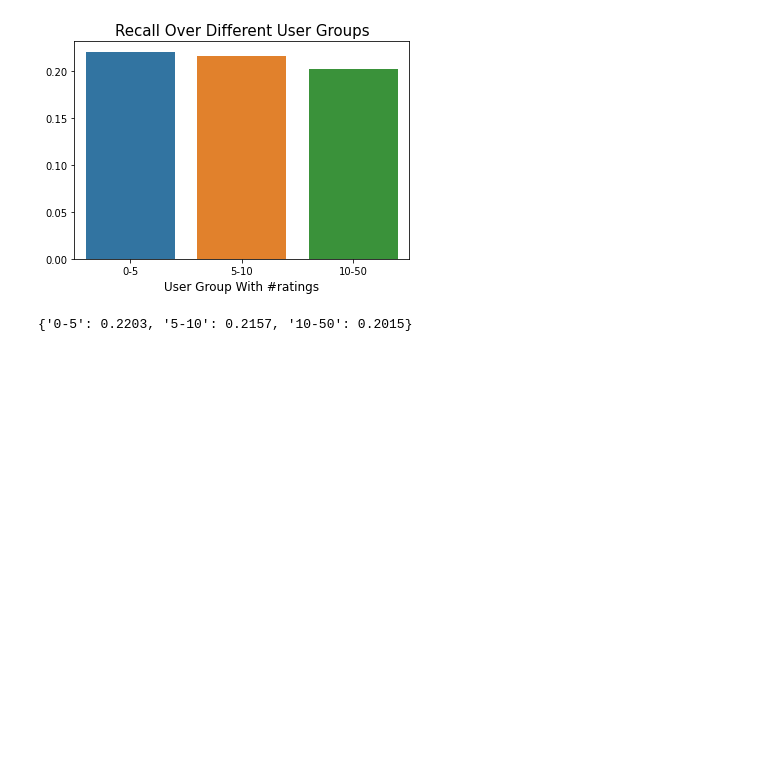
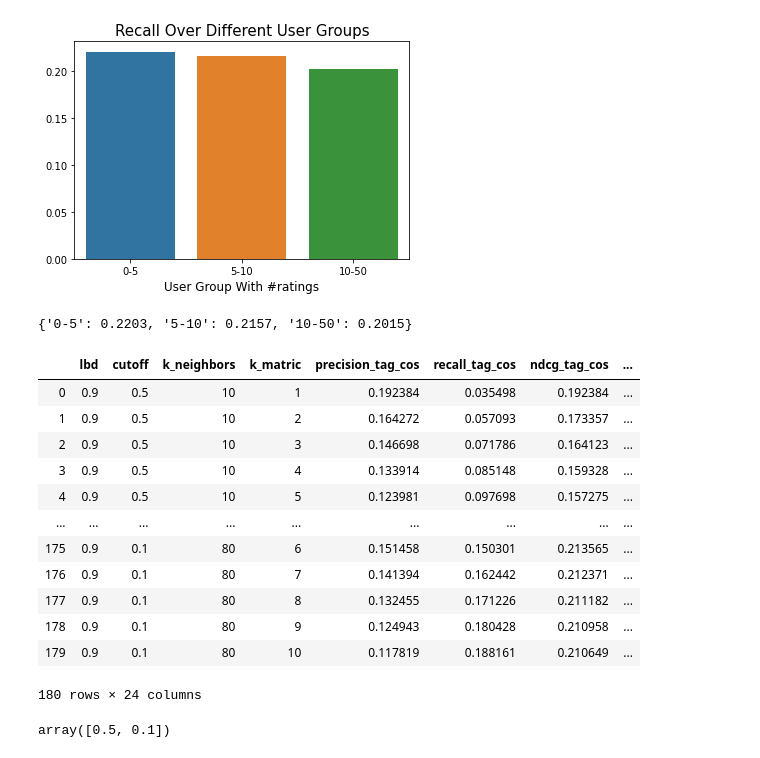
Before and after one commit to ysong1231/SimRank, a Jupyter notebook: Main.ipynb, the cells around one changed output. Saved outputs shown, nothing was run; the diff lists cells and outputs as text; code cells hidden in the pictures; blank space fills up the shorter version.

```diff
--- a/Main.ipynb
+++ b/Main.ipynb
@@ -226,0 +321,24 @@ Recall for each user group:  {'0-5': 0.2203, '5-10': 0.2157, '10-50': 0.2015}
+# %%
+f = open('grid_search_reversed_rst.pkl', 'rb')
+grid_search_reversed_rst = pkl.load(f)
+f.close()
+# %%
+pd.DataFrame(grid_search_reversed_rst)
+# %% [output]
+|  | lbd | cutoff | k_neighbors | k_matric | precision_tag_cos | recall_tag_cos | ndcg_tag_cos | ... |
+| 0 | 0.9 | 0.5 | 10 | 1 | 0.192384 | 0.035498 | 0.192384 | ... |
+| 1 | 0.9 | 0.5 | 10 | 2 | 0.164272 | 0.057093 | 0.173357 | ... |
+| 2 | 0.9 | 0.5 | 10 | 3 | 0.146698 | 0.071786 | 0.164123 | ... |
+| 3 | 0.9 | 0.5 | 10 | 4 | 0.133914 | 0.085148 | 0.159328 | ... |
+| 4 | 0.9 | 0.5 | 10 | 5 | 0.123981 | 0.097698 | 0.157275 | ... |
+| ... | ... | ... | ... | ... | ... | ... | ... | ... |
+| 175 | 0.9 | 0.1 | 80 | 6 | 0.151458 | 0.150301 | 0.213565 | ... |
+| 176 | 0.9 | 0.1 | 80 | 7 | 0.141394 | 0.162442 | 0.212371 | ... |
+| 177 | 0.9 | 0.1 | 80 | 8 | 0.132455 | 0.171226 | 0.211182 | ... |
+| 178 | 0.9 | 0.1 | 80 | 9 | 0.124943 | 0.180428 | 0.210958 | ... |
+| 179 | 0.9 | 0.1 | 80 | 10 | 0.117819 | 0.188161 | 0.210649 | ... |
+180 rows × 24 columns
+# %%
+0.9,0.5;
+# %% [output]
+array([0.5, 0.1])
```
Also changed, not shown: parts of 11 cells of this notebook, 4 other files.
